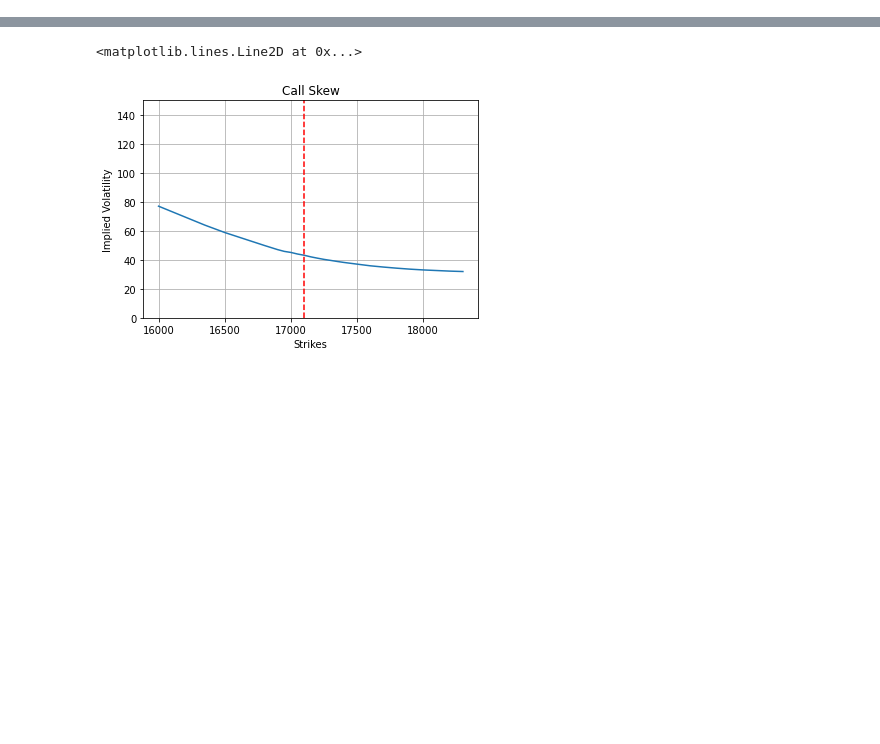
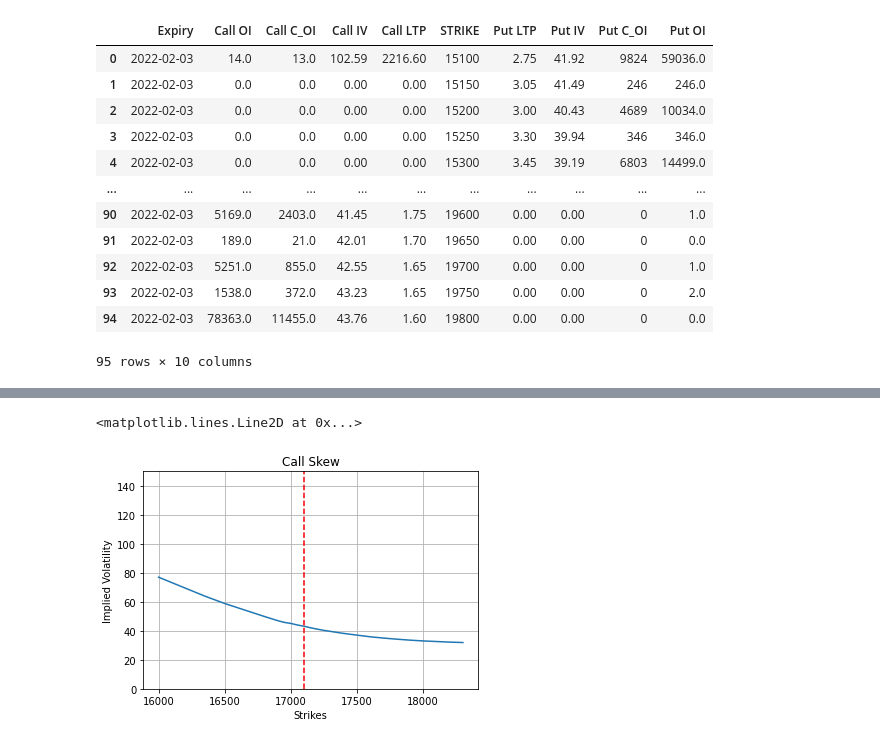
Before and after one commit to cheesecakeMafia/OptionChain, a Jupyter notebook: Nifty Option Chain.ipynb, the cells around one changed output, grey strips where cells are left out. Saved outputs shown, nothing was run; the diff lists cells and outputs as text; code cells hidden in the pictures; blank space fills up the shorter version.

```diff
--- a/Nifty Option Chain.ipynb
+++ b/Nifty Option Chain.ipynb
@@ -111,0 +128,16 @@ option
+# %%
+optionchain[pd.to_datetime(optionchain["Expiry"]) == (expiry[0])]
+# %% [output]
+|  | Expiry | Call OI | Call C_OI | Call IV | Call LTP | STRIKE | Put LTP | Put IV | Put C_OI | Put OI |
+| 0 | 2022-02-03 | 14.0 | 13.0 | 102.59 | 2216.60 | 15100 | 2.75 | 41.92 | 9824 | 59036.0 |
+| 1 | 2022-02-03 | 0.0 | 0.0 | 0.00 | 0.00 | 15150 | 3.05 | 41.49 | 246 | 246.0 |
+| 2 | 2022-02-03 | 0.0 | 0.0 | 0.00 | 0.00 | 15200 | 3.00 | 40.43 | 4689 | 10034.0 |
+| 3 | 2022-02-03 | 0.0 | 0.0 | 0.00 | 0.00 | 15250 | 3.30 | 39.94 | 346 | 346.0 |
+| 4 | 2022-02-03 | 0.0 | 0.0 | 0.00 | 0.00 | 15300 | 3.45 | 39.19 | 6803 | 14499.0 |
+| ... | ... | ... | ... | ... | ... | ... | ... | ... | ... | ... |
+| 90 | 2022-02-03 | 5169.0 | 2403.0 | 41.45 | 1.75 | 19600 | 0.00 | 0.00 | 0 | 1.0 |
+| 91 | 2022-02-03 | 189.0 | 21.0 | 42.01 | 1.70 | 19650 | 0.00 | 0.00 | 0 | 0.0 |
+| 92 | 2022-02-03 | 5251.0 | 855.0 | 42.55 | 1.65 | 19700 | 0.00 | 0.00 | 0 | 1.0 |
+| 93 | 2022-02-03 | 1538.0 | 372.0 | 43.23 | 1.65 | 19750 | 0.00 | 0.00 | 0 | 2.0 |
+| 94 | 2022-02-03 | 78363.0 | 11455.0 | 43.76 | 1.60 | 19800 | 0.00 | 0.00 | 0 | 0.0 |
+95 rows × 10 columns
```
Also changed, not shown: parts of 19 cells of this notebook.
